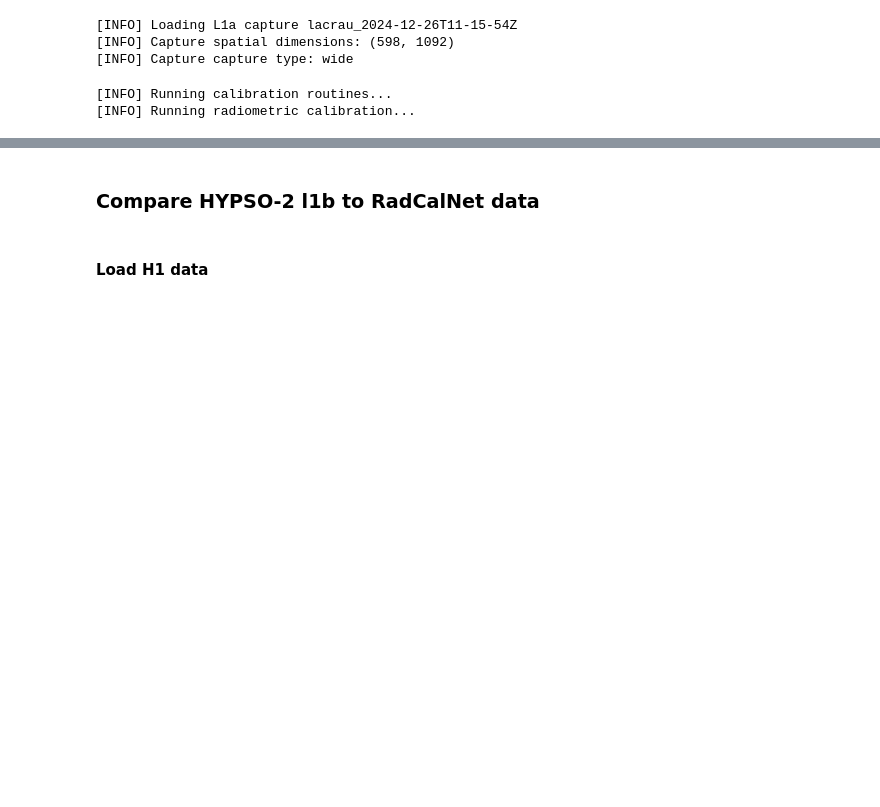
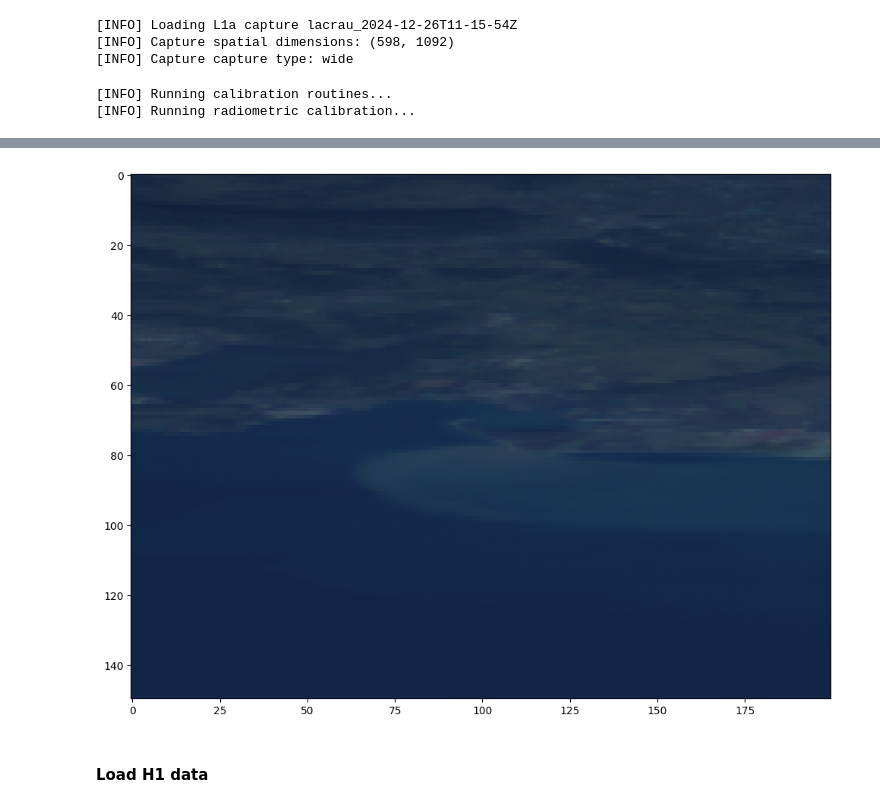
Before and after one commit to ariaalinejad/hypso-package, a Jupyter notebook: demo/demo_compare_h1_h2.ipynb, the cells around one changed output, grey strips where cells are left out. Saved outputs shown, nothing was run; the diff lists cells and outputs as text; code cells hidden in the pictures; blank space fills up the shorter version.

```diff
--- a/demo/demo_compare_h1_h2.ipynb
+++ b/demo/demo_compare_h1_h2.ipynb
@@ -163,5 +126,26 @@ plt.plot(ToA_reflectance[3:40,0], ToA_reflectance[3:40, 4])
-# %% [markdown]
-### Compare HYPSO-2 l1b to RadCalNet data
+# %%
+# same for hypso-2 capture
+
+# TODO fix so that get_closest_wavelength_idex works for H2 too
+
+#R:630nm, G:550nm, B:480nm
+# Red, Green, Blue, Alpha
+red_wl = 630
+green_wl = 550
+blue_wl = 480
+
+red_idx =   satobj_h2.get_closest_wavelength_index(red_wl) # TODO check out this function for H2
+green_idx = satobj_h2.get_closest_wavelength_index(green_wl)
+blue_idx =  satobj_h2.get_closest_wavelength_index(blue_wl)
+
+# plt.imshow(calibrated_cube_h1[:,:, [red_idx, green_idx, blue_idx]])
+composite = (255*calibrated_cube_h2[250:400,500:700,[red_idx, green_idx, blue_idx]]/calibrated_cube_h2[:,:,[red_idx, green_idx, blue_idx]].max()).astype(int)
+plt.figure(figsize=(12,12))
+plt.imshow(composite)
+
+x_gsp_h2, y_gsp_h2 = 305, 625
+# %% [output]
+[figure, added]
 # %% [markdown]
 #### Load H1 data
 # %%
```
Also changed, not shown: parts of 14 cells of this notebook, 5 other files.
